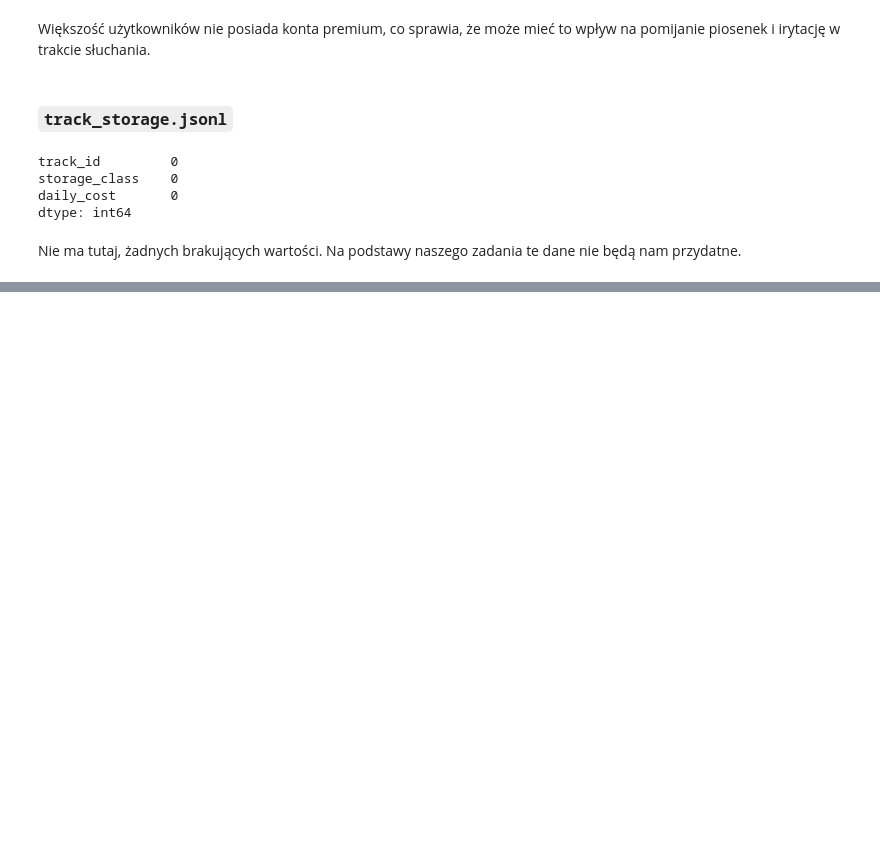
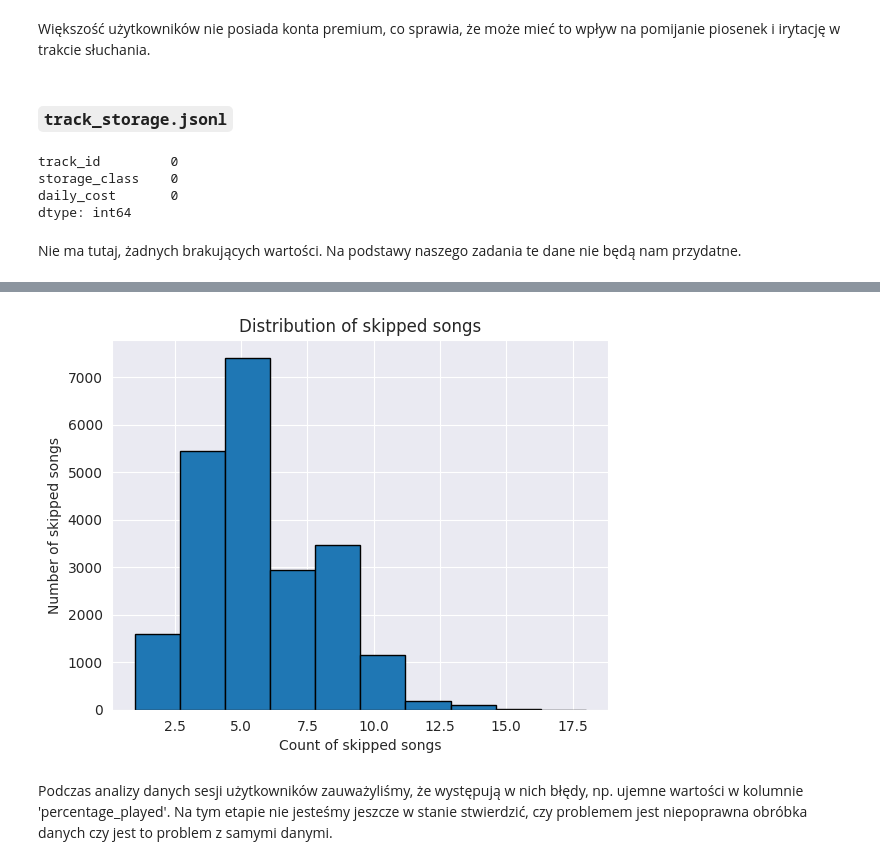
Before and after one commit to Percival33/Machine-Learning-Engineering, a Jupyter notebook: reports/stage1.ipynb, the cells around one changed output, grey strips where cells are left out. Cells and saved outputs as stored; diff of their text form; code cells hidden in the pictures; blank space fills up the shorter version.

```diff
--- a/reports/stage1.ipynb
+++ b/reports/stage1.ipynb
@@ -261,0 +286,16 @@ wykresy:
+# %%
+skipped_tracks = track_user_stats
+skipped_tracks['times_skipped'] = 0
+
+skipped_tracks = skipped_tracks[skipped_tracks['was_skipped'] == True]
+skipped_tracks = skipped_tracks.groupby(['track_id'])['times_skipped'].agg('count').reset_index()
+
+skipped_tracks['times_skipped'].hist(bins=10, edgecolor='black')
+plt.title('Distribution of skipped songs')
+plt.xlabel('Count of skipped songs')
+plt.ylabel('Number of skipped songs')
+plt.show()
+# %% [output]
+[figure, added]
+# %% [markdown]
+Podczas analizy danych sesji użytkowników zauważyliśmy, że występują w nich błędy, np. ujemne wartości w kolumnie 'percentage_played'. Na tym etapie nie jesteśmy jeszcze w stanie stwierdzić, czy problemem jest niepoprawna obróbka danych czy jest to problem z samymi danymi.
```
Also changed, not shown: parts of 5 cells of this notebook, 1 other file.
